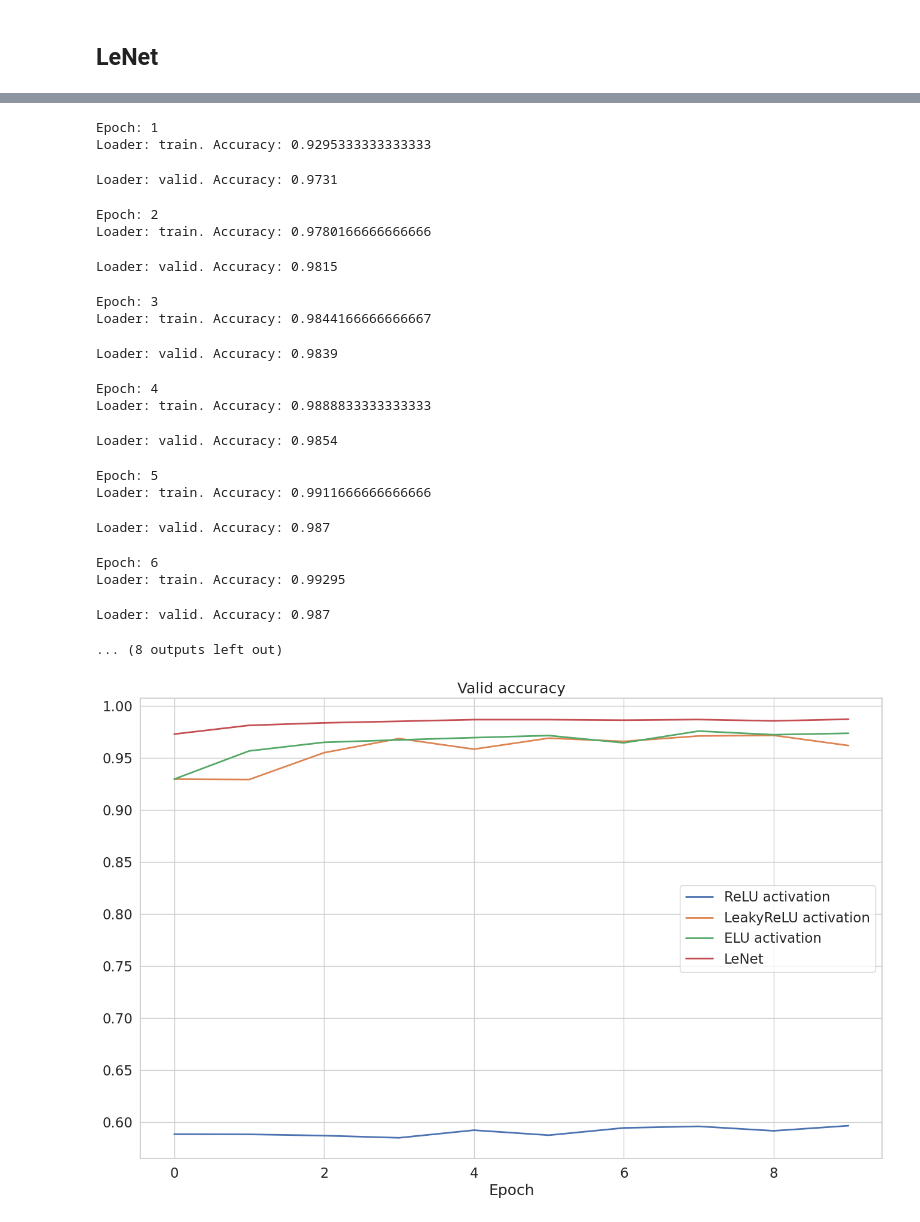
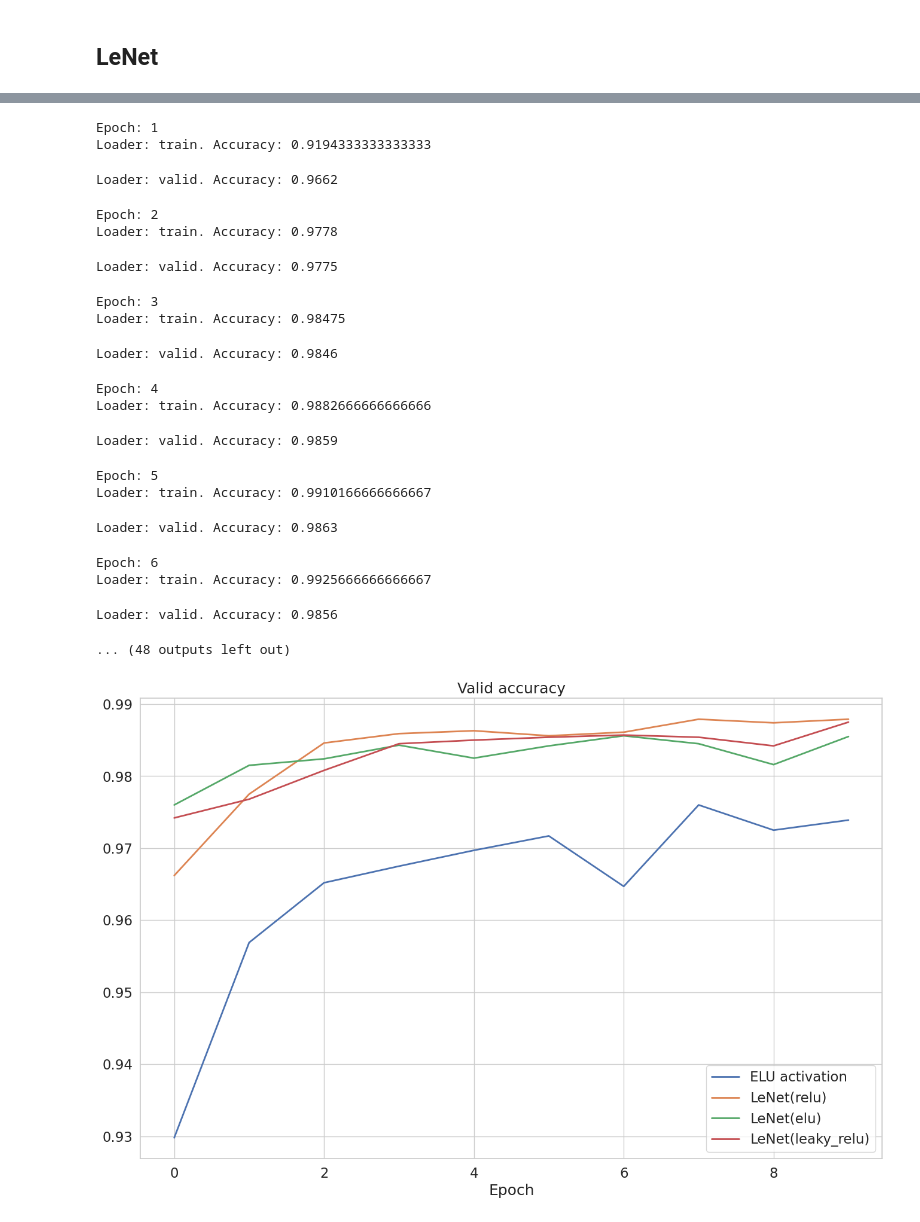
Before and after one commit to Vadim14032022/DL-CV, a Jupyter notebook: MNIST_diff_methods.ipynb, the cells around one changed output, grey strips where cells are left out. Cells and saved outputs as stored; diff of their text form; code cells hidden in the pictures.

```diff
--- a/MNIST_diff_methods.ipynb
+++ b/MNIST_diff_methods.ipynb
@@ -209,7 +209,7 @@ plt.show()
 ## LeNet
 # %%
 class LeNet(nn.Module):
-    def __init__(self):
+    def __init__(self, activation):
         super(LeNet, self).__init__()
         # 1 input image channel, 6 output channels, 3x3 square conv kernel
         self.conv1 = nn.Conv2d(1, 6, (3, 3))
@@ -220,19 +220,15 @@ class LeNet(nn.Module):
         self.fc1 = nn.Linear(400, 120)
         self.fc2 = nn.Linear(120, 84)
         self.fc3 = nn.Linear(84, 10)
+        self.activation = activation
 
     def forward(self, x):
-        x = F.relu(self.conv1(x))
+        x = self.activation(self.conv1(x))
         x = self.pool1(x)
-        x = F.relu(self.conv2(x))
+        x = self.activation(self.conv2(x))
         x = self.pool2(x)
         x = self.flatten(x)
-        x = F.relu(self.fc1(x))
-        x = F.relu(self.fc2(x))
+        x = self.activation(self.fc1(x))
+        x = self.activation(self.fc2(x))
         x = self.fc3(x)
         return x
-# %%
-model = LeNet().to(device)
-
-criterion = nn.CrossEntropyLoss()
-optimizer = torch.optim.Adam(model.parameters())
@@ -259,36 +235,42 @@ Estimated Total Size (MB): 0.29
 # %%
-accuracy = train_model(model, criterion, optimizer)
+func = {"relu": F.relu, "elu": F.elu, "leaky_relu": F.leaky_relu }
+accuracy = {}
+for name in func:
+    model = LeNet(func[name]).to(device)
+    criterion = nn.CrossEntropyLoss()
+    optimizer = torch.optim.Adam(model.parameters())
+    accuracy[name] = train_model(model, criterion, optimizer)
 # %% [output]
 Epoch: 1
-Loader: train. Accuracy: 0.9295333333333333
+Loader: train. Accuracy: 0.9194333333333333
-Loader: valid. Accuracy: 0.9731
+Loader: valid. Accuracy: 0.9662
 Epoch: 2
-Loader: train. Accuracy: 0.9780166666666666
+Loader: train. Accuracy: 0.9778
-Loader: valid. Accuracy: 0.9815
+Loader: valid. Accuracy: 0.9775
 Epoch: 3
-Loader: train. Accuracy: 0.9844166666666667
+Loader: train. Accuracy: 0.98475
-Loader: valid. Accuracy: 0.9839
+Loader: valid. Accuracy: 0.9846
 Epoch: 4
-Loader: train. Accuracy: 0.9888833333333333
+Loader: train. Accuracy: 0.9882666666666666
-Loader: valid. Accuracy: 0.9854
+Loader: valid. Accuracy: 0.9859
 Epoch: 5
-Loader: train. Accuracy: 0.9911666666666666
+Loader: train. Accuracy: 0.9910166666666667
-Loader: valid. Accuracy: 0.987
+Loader: valid. Accuracy: 0.9863
 Epoch: 6
-Loader: train. Accuracy: 0.99295
+Loader: train. Accuracy: 0.9925666666666667
-Loader: valid. Accuracy: 0.987
+Loader: valid. Accuracy: 0.9856
-... (8 outputs left out)
+... (48 outputs left out)
 # %%
 lenet_accuracy = accuracy["valid"]
 # %%
 plt.figure(figsize=(16, 10))
 plt.title("Valid accuracy")
-plt.plot(range(max_epochs), relu_accuracy, label="ReLU activation", linewidth=2)
-plt.plot(range(max_epochs), leaky_relu_accuracy, label="LeakyReLU activation", linewidth=2)
 plt.plot(range(max_epochs), elu_accuracy, label="ELU activation", linewidth=2)
-plt.plot(range(max_epochs), lenet_accuracy, label="LeNet", linewidth=2)
+plt.plot(range(max_epochs), accuracy["relu"]["valid"], label="LeNet(relu)", linewidth=2)
+plt.plot(range(max_epochs), accuracy["elu"]["valid"], label="LeNet(elu)", linewidth=2)
+plt.plot(range(max_epochs), accuracy["leaky_relu"]["valid"], label="LeNet(leaky_relu)", linewidth=2)
 plt.legend()
 plt.xlabel("Epoch")
 plt.show()
 # %% [output]
-[figure, old version]
+[figure, new version]
```
Also changed, not shown: parts of 1 cell of this notebook, 1 other file.
